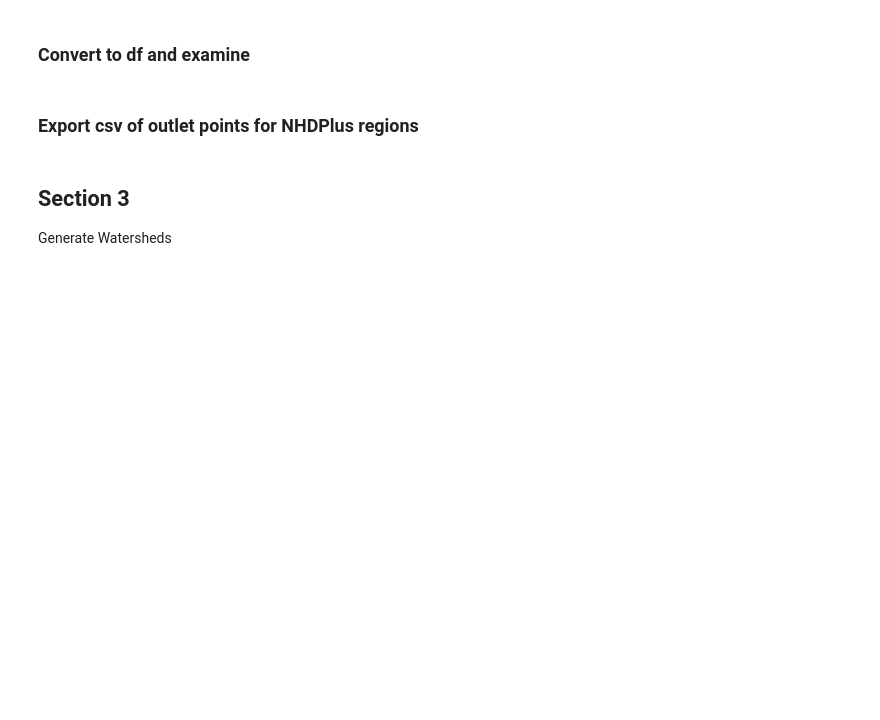
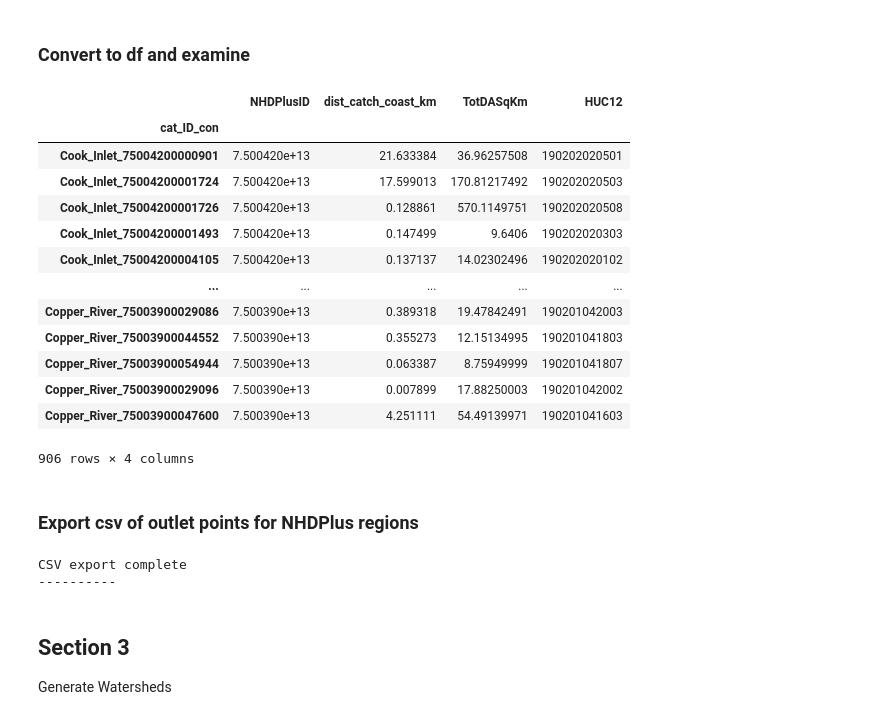
Before and after one commit to erinlarson/AKSSF, a Jupyter notebook: data_preparation/sensitivity_drivers/landcover/AKSSF_AWC_HUC12s_Covariates.ipynb, the cells around one changed output. Drawn from its saved outputs; the diff is of its cells as text; code cells hidden in the pictures; blank space fills up the shorter version.

```diff
--- a/data_preparation/sensitivity_drivers/landcover/AKSSF_AWC_HUC12s_Covariates.ipynb
+++ b/data_preparation/sensitivity_drivers/landcover/AKSSF_AWC_HUC12s_Covariates.ipynb
@@ -104,7 +113,7 @@ print(f'AKSSF parent directory set to {data_dir}\n {"-"*100}')
 # Specify path to AWC events fc
 while True:
     try:
-        userinput2 = replace_all((input('Input path to awc events feature class or shapefile.\nLeave blank and hit enter to use the default location.\nDefault = J:\\GIS_data\\biota\\Aquatic\\Fauna\\AWC\\2021_Species_LifeStage.gdb\\AWC_2021_SpeciesEvents.gdb\\awcEventArcs') or "J:\\GIS_data\\biota\\Aquatic\\Fauna\\AWC\\2021_Species_LifeStage.gdb\\AWC_2021_SpeciesEvents.gdb\\awcEventArcs\\"), inputDict)
+        userinput2 = replace_all((input('Input path to awc events feature class or shapefile.\nLeave blank and hit enter to use the default location.\nDefault = D:\\Basedata\\AWC\\AWC_2021_SpeciesEvents.gdb\\awcEventArcs') or "D:\\Basedata\\AWC\\AWC_2021_SpeciesEvents.gdb\\awcEventArcs"), inputDict)
         if not arcpy.Exists(userinput2):
             print('Path specified does not exist!\nPlease re-enter a valid path')
             continue
@@ -119,7 +128,7 @@ print(f'AWC events feature class set to {awc_events}\n {"-"*100}')
 # Enter output destination  - to create working folders and gdbs
 while True:
     try:
-        userinput3 = replace_all((input('Input path to create working folders.\nLeave blank and hit enter to use the default location.\nDefault = W:\\GIS\\') or 'W:\\GIS\\'),inputDict)
+        userinput3 = replace_all((input('Input path to create working folders.\nLeave blank and hit enter to use the default location.\nDefault = D:\\GIS\\') or 'D:\\GIS\\'),inputDict)
         if not arcpy.Exists(userinput):
             print('Path specified does not exist!\nPlease re-enter a valid path')
             continue
@@ -162,7 +171,7 @@ else:
 outcheck = os.path.join(temp_dir, tempgdbname)
 
 if arcpy.Exists(outcheck):
-    print (f'Output location already exists{outcheck}\n {"-"*100}')
+    print (f'Output location already exists {outcheck}\n {"-"*100}')
     outgdb = outcheck
 if not arcpy.Exists(outcheck):
     print(f'Creating output GDB\n {"-"*100}')
@@ -190,7 +212,7 @@ if not arcpy.Exists(tauhucs):
     #Enter path to WBDHU12 from NHD_H gdb
     while True:
         try:
-            userinput6 = replace_all((input('Input path to source WBDHU12 for state of Alaska.\nLeave blank and hit enter to use the default location.\nDefault = J:\\GIS_data\\inlandWaters\\Hydrography\\NHD\\NHD_H_Alaska_State_GDB.gdb\\WBD\\WBDHU12') or 'J:\\GIS_data\\inlandWaters\\Hydrography\\NHD\\NHD_H_Alaska_State_GDB.gdb\\WBD\\WBDHU12'),inputDict)
+            userinput6 = replace_all((input('Input path to source WBDHU12 for state of Alaska.\nLeave blank and hit enter to use the default location.\nDefault = D:\\Basedata\\NHD_H_Alaska_State_GDB.gdb\\WBD\\WBDHU12') or 'D:\\Basedata\\NHD_H_Alaska_State_GDB.gdb\\WBD\\WBDHU12'),inputDict)
             if not arcpy.Exists(userinput6):
                 print('Path specified does not exist!\nPlease re-enter a valid path')
                 continue
@@ -211,7 +233,7 @@ if not arcpy.Exists(nhdplushucs):
     #Enter NHDplus data folder
     while True:
         try:
-            userinput5 = replace_all((input('Input path to source NHDPlus parent folder.\nLeave blank and hit enter to use the default location.\nDefault = J:\\GIS_data\\inlandWaters\\Hydrography\\NHD\\NHDPlus') or 'J:\\GIS_data\\inlandWaters\\Hydrography\\NHD\\NHDPlus'),inputDict)
+            userinput5 = replace_all((input('Input path to source NHDPlus parent folder.\nLeave blank and hit enter to use the default location.\nDefault = D:\\Basedata\\NHDPlus') or 'D:\\Basedata\\NHDPlus'),inputDict)
             if not arcpy.Exists(userinput5):
                 print('Path specified does not exist!\nPlease re-enter a valid path')
                 continue
@@ -432,26 +481,48 @@ elapsed  = stop - start
 # %%
 import numpy
 import pandas as pd
 
 # Make catchment points df
 cat_df = pd.DataFrame()
 cat_field_list = []
 
-for field in arcpy.ListFields(all_nhd_outlet_pts):
+for field in arcpy.ListFields(outletspath):
     cat_field_list.append(field.name)
-cat_arr = arcpy.da.TableToNumPyArray(all_nhd_outlet_pts, ['cat_ID_con', 'NHDPlusID','dist_catch_coast_km','TotDASqKm','HUC12'])
+cat_arr = arcpy.da.TableToNumPyArray(outletspath, ['cat_ID_con', 'NHDPlusID','dist_catch_coast_km','TotDASqKm','HUC12'])
 cat_df = pd.DataFrame(cat_arr)
 cat_df = cat_df.set_index('cat_ID_con')
 cat_df
+# %% [output]
+|  | NHDPlusID | dist_catch_coast_km | TotDASqKm | HUC12 |
+| cat_ID_con |  |  |  |  |
+| Cook_Inlet_75004200000901 | 7.500420e+13 | 21.633384 | 36.96257508 | 190202020501 |
+| Cook_Inlet_75004200001724 | 7.500420e+13 | 17.599013 | 170.81217492 | 190202020503 |
+| Cook_Inlet_75004200001726 | 7.500420e+13 | 0.128861 | 570.1149751 | 190202020508 |
+| Cook_Inlet_75004200001493 | 7.500420e+13 | 0.147499 | 9.6406 | 190202020303 |
+| Cook_Inlet_75004200004105 | 7.500420e+13 | 0.137137 | 14.02302496 | 190202020102 |
+| ... | ... | ... | ... | ... |
+| Copper_River_75003900029086 | 7.500390e+13 | 0.389318 | 19.47842491 | 190201042003 |
+| Copper_River_75003900044552 | 7.500390e+13 | 0.355273 | 12.15134995 | 190201041803 |
+| Copper_River_75003900054944 | 7.500390e+13 | 0.063387 | 8.75949999 | 190201041807 |
+| Copper_River_75003900029096 | 7.500390e+13 | 0.007899 | 17.88250003 | 190201042002 |
+| Copper_River_75003900047600 | 7.500390e+13 | 4.251111 | 54.49139971 | 190201041603 |
+906 rows × 4 columns
 # %% [markdown]
 ### Export csv of outlet points for NHDPlus regions
 # %%
 import os
 #Export CSV to read into R
 nhd_catpts_outname = 'AKSSF_NHDPlus_awcHuc12_dist_catch_coast_km.csv'
-arcpy.da.NumPyArrayToTable(cat_arr,os.path.join(outdir,nhd_catpts_outname))
-print('CSV export complete')
+outlets_csv = os.path.join(outdir,nhd_catpts_outname)
+if not arcpy.Exists(outlets_csv):
+    arcpy.da.NumPyArrayToTable(cat_arr,outlets_csv)
+    print('CSV export complete')
+else:
+    print(f'Csv of catchment outlet points already exported to {outlets_csv}')
 print('----------')
+# %% [output]
+CSV export complete
+----------
 # %% [markdown]
 ## Section 3
 Generate Watersheds
```
Also changed, not shown: parts of 13 cells of this notebook.
